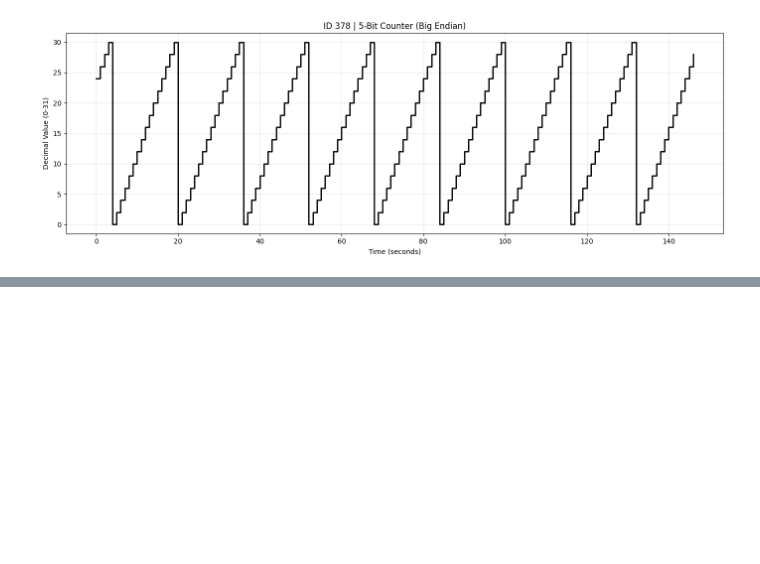
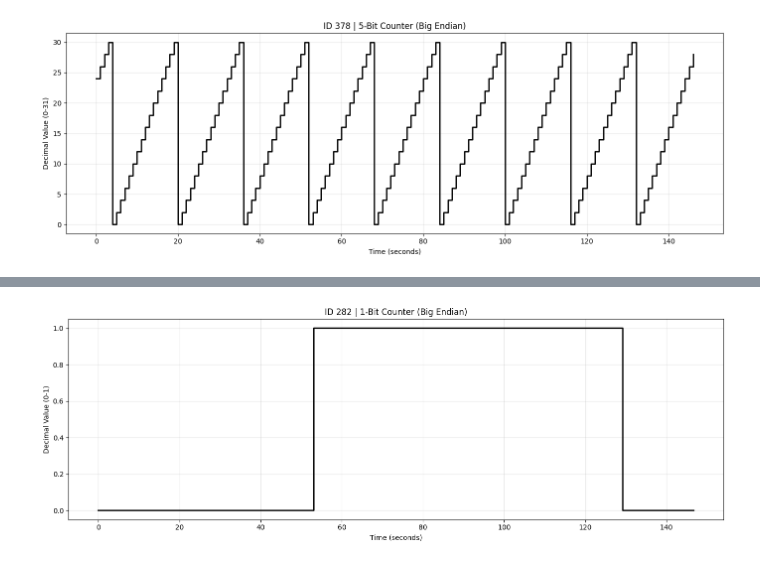
Before and after one commit to CraigAA/CAN_Reverse_Engineering_Project, a Jupyter notebook: new_can_explore.ipynb, the cells around one changed output, grey strips where cells are left out. Saved outputs shown, nothing was run; the diff lists cells and outputs as text; code cells hidden in the pictures; blank space fills up the shorter version.

```diff
--- a/new_can_explore.ipynb
+++ b/new_can_explore.ipynb
@@ -559,0 +603,4 @@ plot_can_counter(df_can, target_id, start_bit=0, num_bits=5, endian='big')
+# %%
+plot_can_counter(df_can, target_id, start_bit=38, num_bits=1, endian='big')
+# %% [output]
+[figure, added]
```
Also changed, not shown: parts of 21 cells of this notebook, 2 other files.
